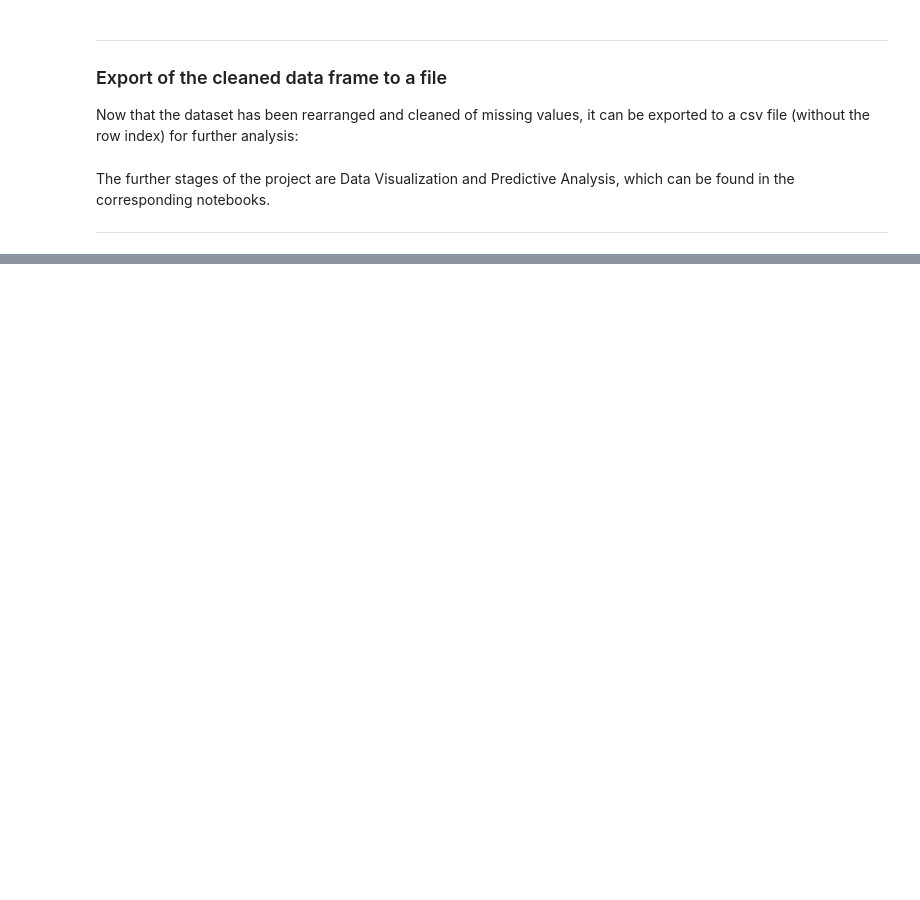
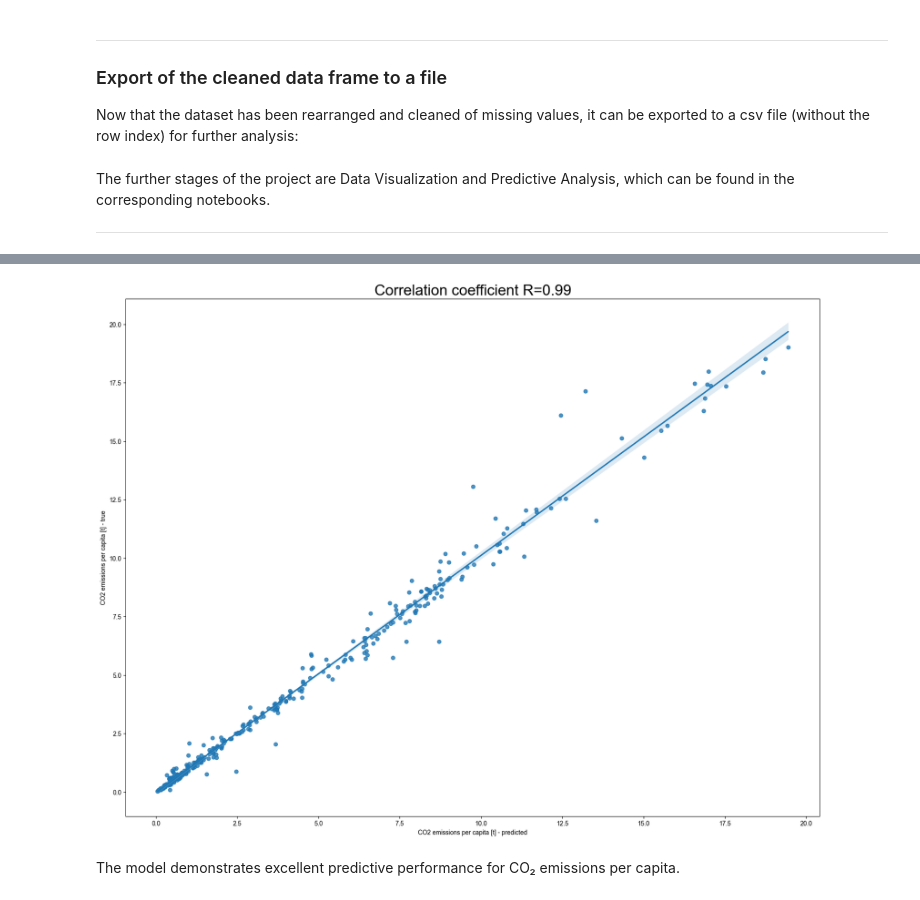
Before and after one commit to dj08l/aicte-ai-ml, a Jupyter notebook: carbon emission.ipynb, the cells around one changed output, grey strips where cells are left out. Saved outputs shown, nothing was run; the diff lists cells and outputs as text; code cells hidden in the pictures; blank space fills up the shorter version.

```diff
--- a/carbon emission.ipynb
+++ b/carbon emission.ipynb
@@ -546,0 +1198,13 @@ The further stages of the project are Data Visualization and Predictive Analysis
+# %%
+# define the cross-validation folds for the hyperparameter tuning
+nr.seed(1)
+inside_folds = ms.KFold(n_splits=5, shuffle = True, random_state=random_state_num)
+
+# Define the random forest regressor model object
+rf_tuner = RandomForestRegressor(random_state=random_state_num)
+
+# Perform a randomized search on the grid
+nr.seed(1)
+rf_model = ms.RandomizedSearchCV(estimator=rf_tuner, param_distributions = param_grid,
+                                 random_state=random_state_num, refit=True,
+                                 cv=inside_folds, scoring = 'r2', return_train_score=True, n_jobs=-1)
@@ -546,0 +1217,6 @@ The further stages of the project are Data Visualization and Predictive Analysis
+# %%
+# Fit the grid search model object with cross-validation on the data
+rf_model.fit(features_train_reduced, np.ravel(labels_train))
+
+# Corrected variable name
+print("Best Parameters:", rf_model.best_params_)
@@ -546,0 +1227,3 @@ The further stages of the project are Data Visualization and Predictive Analysis
+# %%
+# pick the model with the best hyperparameter combination for further analysis
+rf_best_model = rf_model.best_estimator_
@@ -546,0 +1281,10 @@ The further stages of the project are Data Visualization and Predictive Analysis
+# %%
+# make predictions from the features of the testing subset
+predictions = rf_best_model.predict(features_test_reduced)
+
+# calculate the metrics basing on the predicted and true values for the test subset
+r2 = r2_score(y_true=labels_test, y_pred=predictions)
+mse = mean_squared_error(y_true=labels_test, y_pred=predictions)
+rmse = np.sqrt(mse)
+
+print(f"R2 = {r2}, Mean Squared Error (MSE) = {mse}, Root Mean Squared Error (RMSE) = {rmse}")
@@ -546,0 +1304,16 @@ The further stages of the project are Data Visualization and Predictive Analysis
+# %%
+import seaborn as sns
+# plot predicted vs true values of the test subset
+
+f,ax=plt.subplots(figsize=(20,15))
+sns.set_theme(font_scale=2)
+
+sns.regplot(x=predictions, y=np.transpose(labels_test)[0,:], fit_reg=True)
+plt.xlabel("CO2 emissions per capita [t] - predicted")
+plt.ylabel("CO2 emissions per capita [t] - true")
+plt.title("Correlation coefficient R="+str(round(np.corrcoef(predictions,np.transpose(labels_test)[0,:])[0,1],2)))
+plt.show()
+# %% [output]
+[figure, added]
+# %% [markdown]
+The model demonstrates excellent predictive performance for CO₂ emissions per capita.
```
Also changed, not shown: parts of 71 cells of this notebook.
